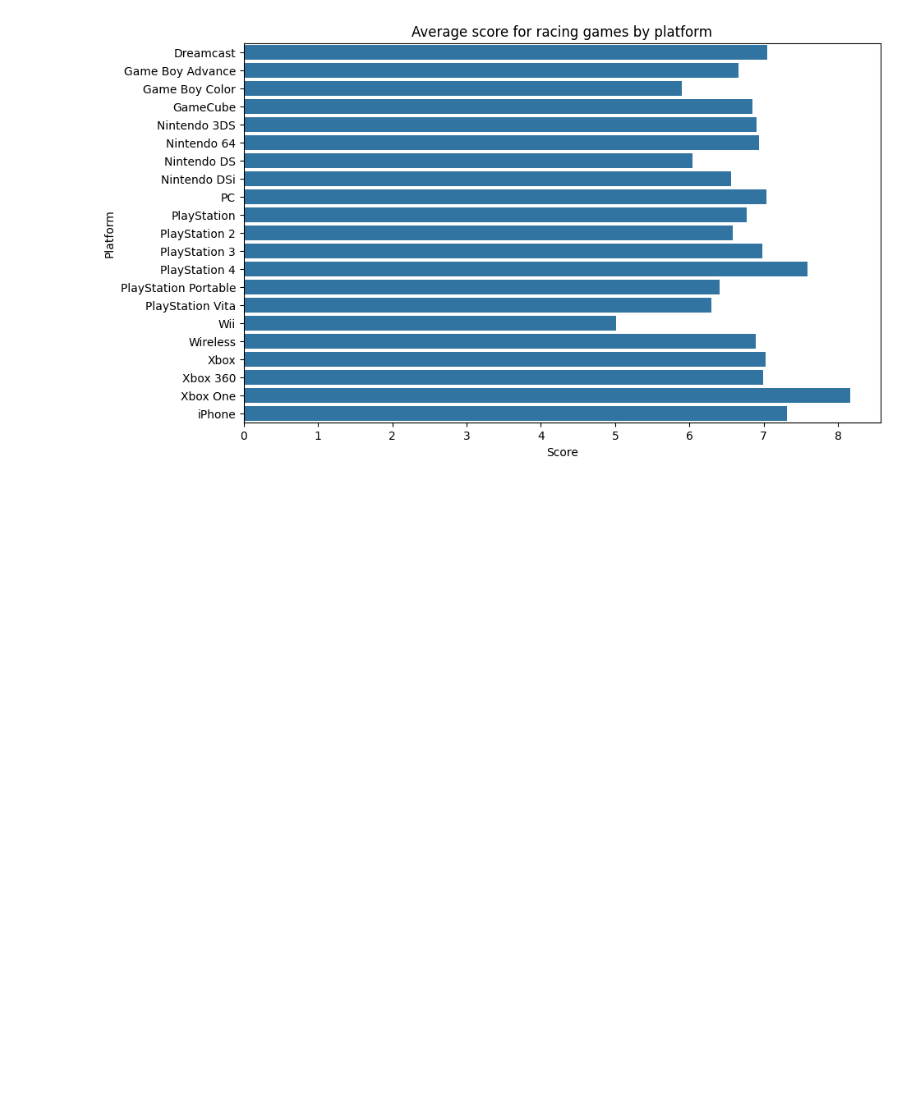
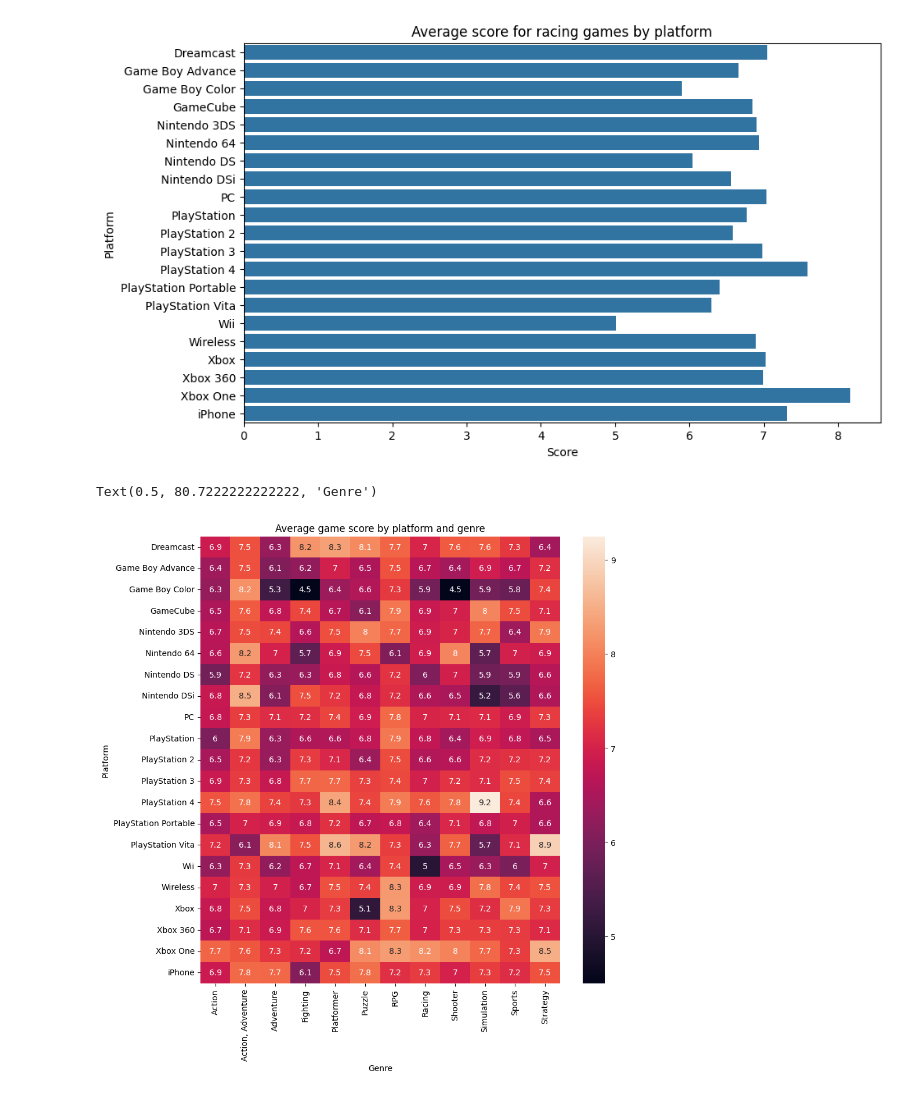
Before and after one commit to alanmicah/DataVisualisation, a Jupyter notebook: bar_heat_chart.ipynb, the cells around one changed output. Cells and saved outputs as stored; diff of their text form; code cells hidden in the pictures; blank space fills up the shorter version.

Commit message:
Heatmap showing average game score by platform and genre

```diff
--- a/bar_heat_chart.ipynb
+++ b/bar_heat_chart.ipynb
@@ -122,3 +122,12 @@ plt.xlabel("Score")
 # %% [output]
 Text(0.5, 0, 'Score')
 [figure]
+# %%
+# Heatmap showing average game score by platform and genre
+plt.figure(figsize=(10,10))
+plt.title("Average game score by platform and genre")
+sns.heatmap(data=ign_data, annot=True)
+plt.xlabel("Genre")
+# %% [output]
+Text(0.5, 80.7222222222222, 'Genre')
+[figure, added]
```
